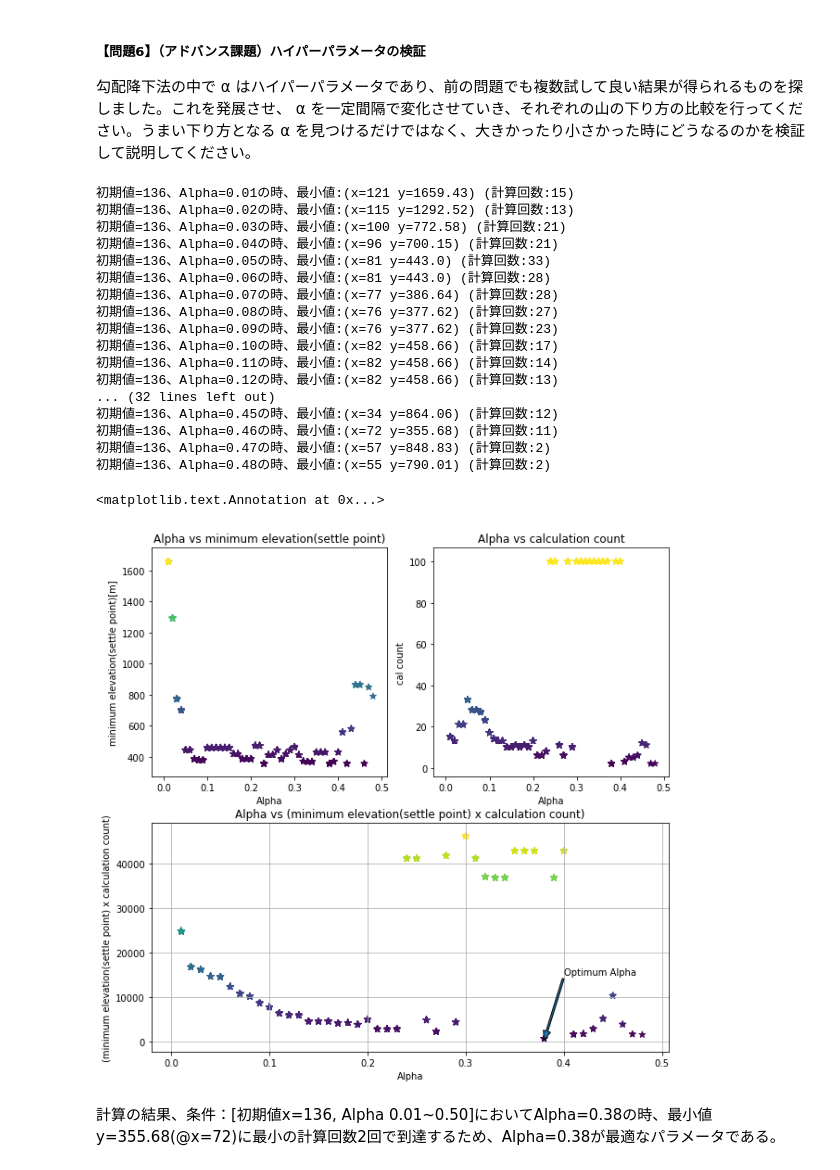
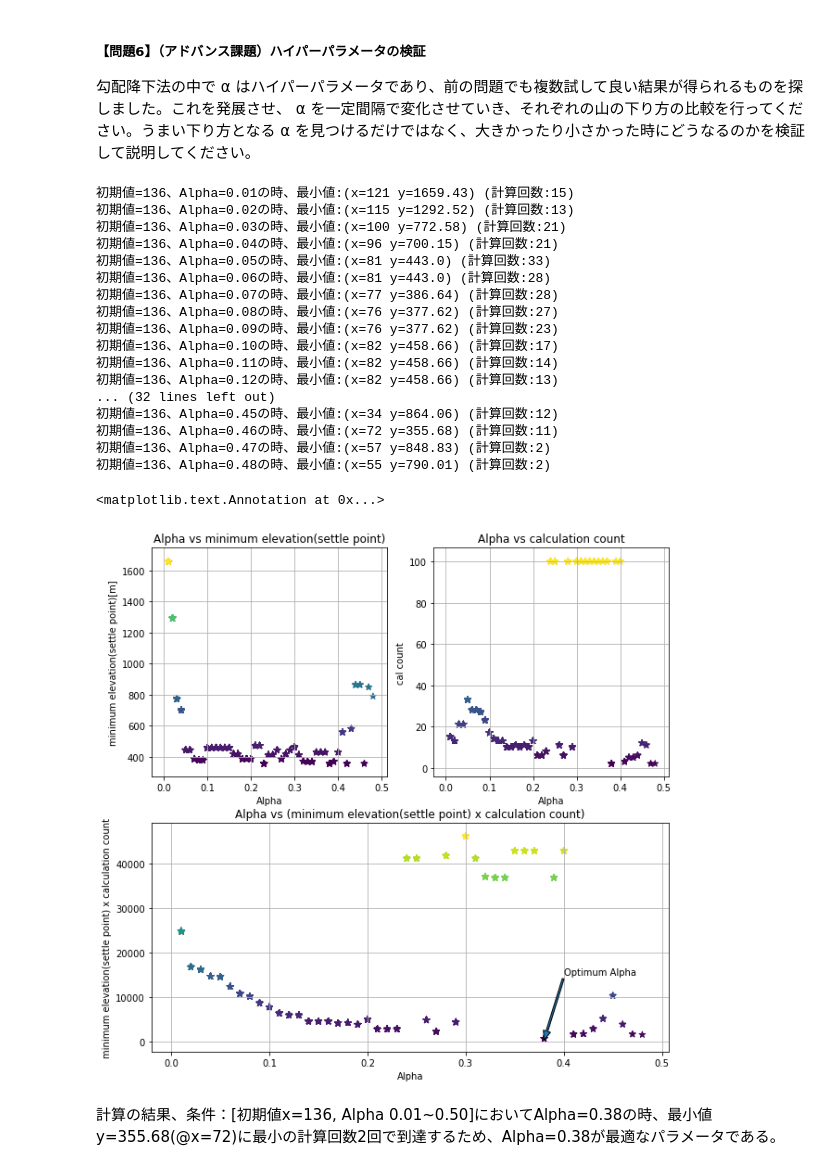
Before and after one commit to ns5849/diveintocode-ml, a Jupyter notebook: week2/week2-session1.ipynb, the cells around one changed output. Drawn from its saved outputs; the diff is of its cells as text; code cells hidden in the pictures.

```diff
--- a/week2/week2-session1.ipynb
+++ b/week2/week2-session1.ipynb
@@ -461,12 +461,12 @@ ax3 = plt.subplot2grid((2,2), (1,0), colspan=2)
 ax1.set_title('Alpha vs minimum elevation(settle point)')
 ax1.set_xlabel('Alpha')
 ax1.set_ylabel('minimum elevation(settle point)[m]')
-axL.grid(True)
+ax1.grid(True)
 
 ax2.set_title('Alpha vs calculation count')
 ax2.set_xlabel('Alpha')
 ax2.set_ylabel('cal count')
-axR.grid(True)
+ax2.grid(True)
 
 ax3.set_title('Alpha vs (minimum elevation(settle point) x calculation count)')
 ax3.set_xlabel('Alpha')
@@ -482,37 +482,37 @@ for i in range(0, len(list_cal_result)):
     list_x.append(ALPHA[i])
     list_min_elevation.append(list_cal_result[i][-1][1])
     list_cal_count.append(list_cal_result[i][-1][3])
-    list_tmp.append(list_cal_result[i][-1][1] * list_cal_result[i][-1][3] )
+    list_tmp.append(list_cal_result[i][-1][1] * list_cal_result[i][-1][3])
     print("初期値={}、Alpha={:.2f}の時、最小値:(x={:.0f} y={}) (計算回数:{})".format(list_cal_result[i][0][0], ALPHA[i],
                                                                    list_cal_result[i][-1][0],
                                                                    list_cal_result[i][-1][1],
                                                                    list_cal_result[i][-1][3]))
     ax1.scatter(list_x, list_min_elevation, s=50, c=list_min_elevation, marker='*')
     ax2.scatter(list_x, list_cal_count, s=50, c=list_cal_count, marker='*')
     ax3.scatter(list_x, list_tmp, s=50, c=list_tmp, marker='*')
     #ax3.scatter(list_cal_count, list_min_elevation, s=50, c=list_cal_count, marker='*')
 
-ax3.annotate('Optimum Alpha', xy=(0.38, 360), xytext=(0.4, 15000), arrowprops=dict(shrink=0,width=2,headwidth=8,headlength=10))
+ax3.annotate('Optimum Alpha', xy=(0.38, 360), xytext=(0.4, 15000), arrowprops=dict(shrink=0, width=2, headwidth=8, headlength=10))
 # %% [output]
 初期値=136、Alpha=0.01の時、最小値:(x=121 y=1659.43) (計算回数:15)
 初期値=136、Alpha=0.02の時、最小値:(x=115 y=1292.52) (計算回数:13)
 初期値=136、Alpha=0.03の時、最小値:(x=100 y=772.58) (計算回数:21)
 初期値=136、Alpha=0.04の時、最小値:(x=96 y=700.15) (計算回数:21)
 初期値=136、Alpha=0.05の時、最小値:(x=81 y=443.0) (計算回数:33)
 初期値=136、Alpha=0.06の時、最小値:(x=81 y=443.0) (計算回数:28)
 初期値=136、Alpha=0.07の時、最小値:(x=77 y=386.64) (計算回数:28)
 初期値=136、Alpha=0.08の時、最小値:(x=76 y=377.62) (計算回数:27)
 初期値=136、Alpha=0.09の時、最小値:(x=76 y=377.62) (計算回数:23)
 初期値=136、Alpha=0.10の時、最小値:(x=82 y=458.66) (計算回数:17)
 初期値=136、Alpha=0.11の時、最小値:(x=82 y=458.66) (計算回数:14)
 初期値=136、Alpha=0.12の時、最小値:(x=82 y=458.66) (計算回数:13)
 ... (32 lines left out)
 初期値=136、Alpha=0.45の時、最小値:(x=34 y=864.06) (計算回数:12)
 初期値=136、Alpha=0.46の時、最小値:(x=72 y=355.68) (計算回数:11)
 初期値=136、Alpha=0.47の時、最小値:(x=57 y=848.83) (計算回数:2)
 初期値=136、Alpha=0.48の時、最小値:(x=55 y=790.01) (計算回数:2)
 <matplotlib.text.Annotation at 0x...>
-[figure, old version]
+[figure, new version]
 # %% [markdown]
 計算の結果、条件：[初期値x=136, Alpha 0.01~0.50]においてAlpha=0.38の時、最小値y=355.68(@x=72)に最小の計算回数2回で到達するため、Alpha=0.38が最適なパラメータである。
 # %% [markdown]
```
Also changed, not shown: parts of 1 cell of this notebook.
